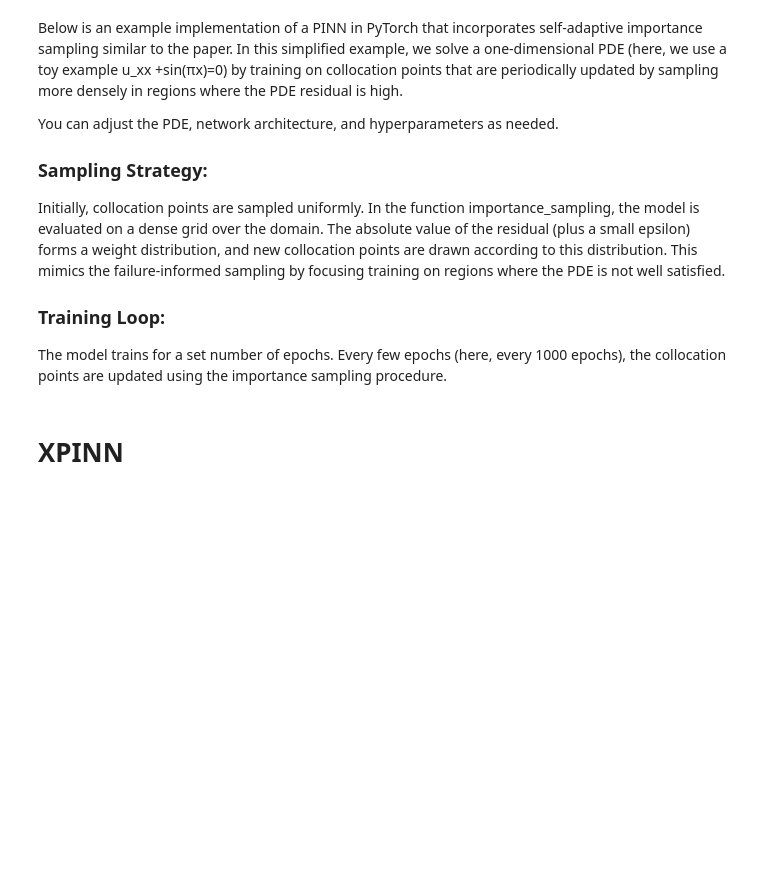
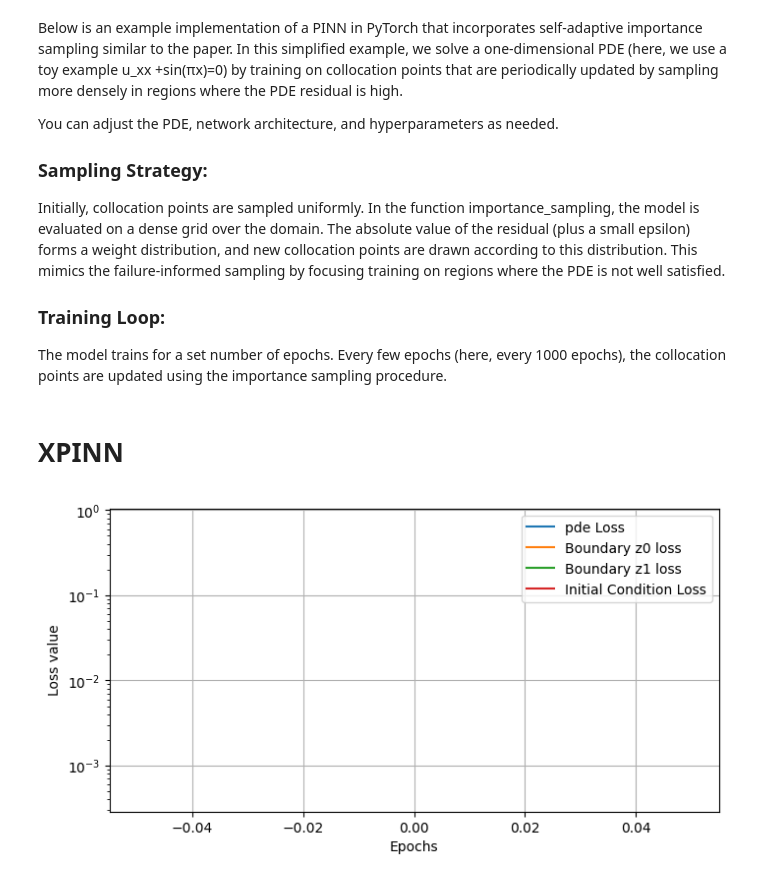
Before and after one commit to jolu2111/Master_thesis, a Jupyter notebook: Code/ZZ_test.ipynb, the cells around one changed output. Drawn from its saved outputs; the diff is of its cells as text; code cells hidden in the pictures; blank space fills up the shorter version.

```diff
--- a/Code/ZZ_test.ipynb
+++ b/Code/ZZ_test.ipynb
@@ -326,0 +483,82 @@ class XPINN1D:
+# %%
+#_____________________________________________________________________________________________________________
+
+#Domain size:
+left, right, bottom, top = 0, 1, 0, 1
+
+num_boundary_points = 100
+boundary_points_z0 = create_boundary_points(num_boundary_points)[0]
+boundary_points_z1 = create_boundary_points(num_boundary_points)[1]
+
+initial_points = create_ic_points(num_boundary_points)
+
+# Creating domain points
+num_domain_points=1000
+t_points = torch.rand(num_domain_points,1).requires_grad_(True)
+z_points = torch.rand(num_domain_points,1).requires_grad_(True)*0.5
+H_points = torch.ones(num_domain_points,1).requires_grad_(False) # H is constant in this case
+
+t_points_2 = torch.rand(num_domain_points,1).requires_grad_(True)
+z_points_2 = 1- torch.rand(num_domain_points,1).requires_grad_(True)*0.5
+H_points_2 = torch.ones(num_domain_points,1).requires_grad_(False) # H is constant in this case
+
+train_points_1=torch.cat([t_points,z_points,H_points],dim=1)
+train_points_2=torch.cat([t_points_2,z_points_2,H_points_2],dim=1)
+
+# Initialize lists to store losses and plot
+pde_losses = []
+pde_losses_2 = []
+z0_losses = []
+z1_losses = []
+ic_losses = []
+epochs_recorded = []
+
+
+#Defining hyperparameters:
+model=pinn(hidden_size=30, hidden_layers=4)
+
+epochs=4001
+
+# Initialize the loss weights
+lambda_pde, lambda_z0, lambda_z1, lambda_ic = 1, 10, 1, 1
+
+
+loss_weights = (torch.tensor([lambda_pde, lambda_z0, lambda_z1, lambda_ic, 1],
+                            dtype=torch.float, requires_grad=False))
+
+adam_optimizer = torch.optim.Adam(model.parameters(), lr=0.001)
+
+# Initialize the weights and biases of the model
+def initialize_weights(m):
+    if isinstance(m, nn.Linear):
+        nn.init.xavier_normal_(m.weight)  # Use Xavier initialization
+        nn.init.zeros_(m.bias)  # Initialize biases to zero
+# Apply weight initialization
+model.apply(initialize_weights)
+
+
+#Training loop:
+for epoch in range(epochs):
+    train_points_1   = train_points_1.detach().requires_grad_(True)
+    train_points_2   = train_points_2.detach().requires_grad_(True)
+    boundary_points_z0 = boundary_points_z0.detach().requires_grad_(True)
+    boundary_points_z1 = boundary_points_z1.detach().requires_grad_(True)
+    initial_points     = initial_points.detach().requires_grad_(True)
+    adam_optimizer.zero_grad()
+    loss=closure()
+    loss.backward()
+    adam_optimizer.step() # Update the weights and biases of the model
+
+    # Logging
+    if epoch % 1000 == 0:
+        losses_dict = {
+            "pde Loss": pde_losses,
+            "Boundary z0 loss": z0_losses,
+            "Boundary z1 loss": z1_losses,
+            "Initial Condition Loss": ic_losses,
+        }
+
+        plot_losses(epochs_recorded, losses_dict)
+        print(f"Epoch {epoch}, Loss: {loss.item()}")
+# %% [output]
+[figure, added]
```
Also changed, not shown: parts of 10 cells of this notebook, 9 other files.
